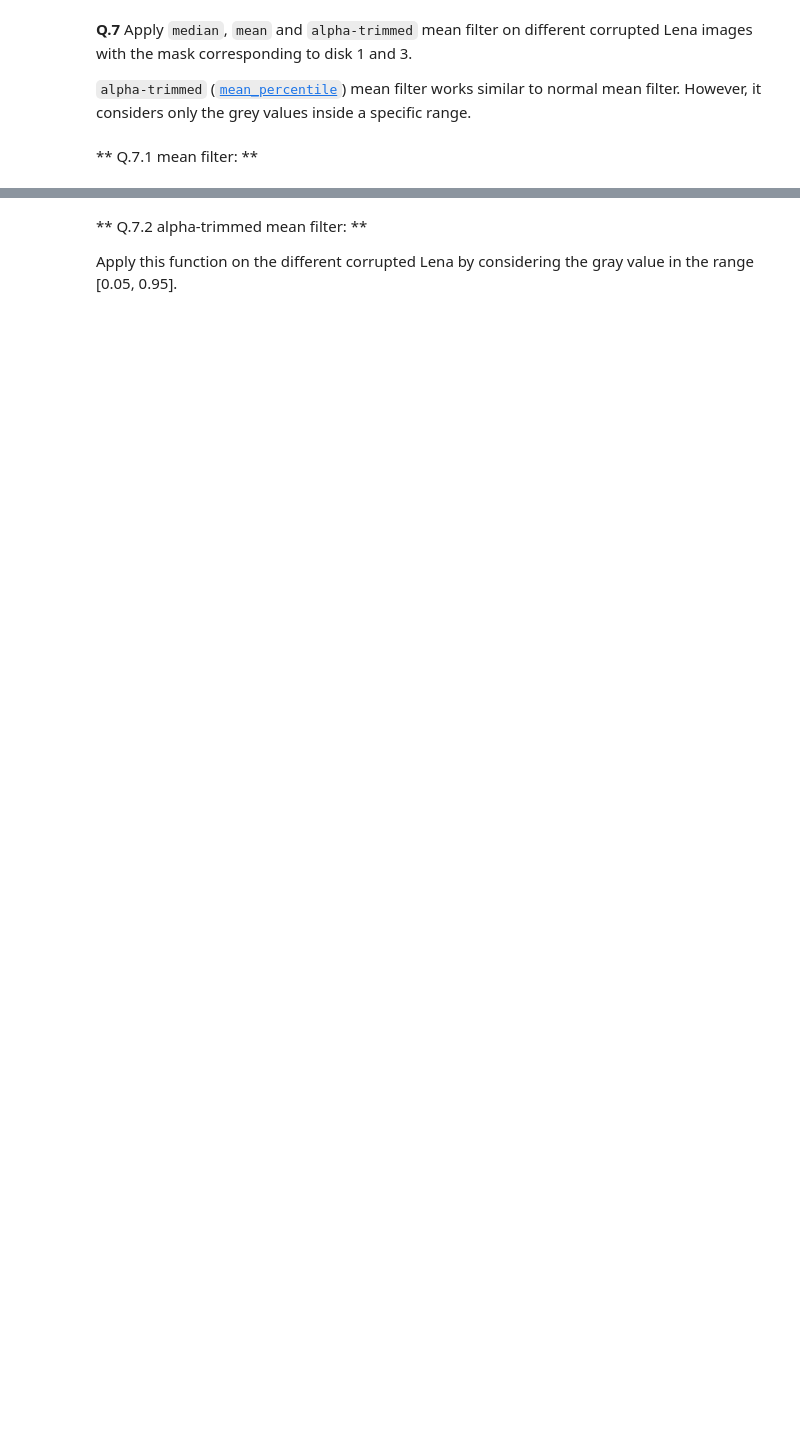
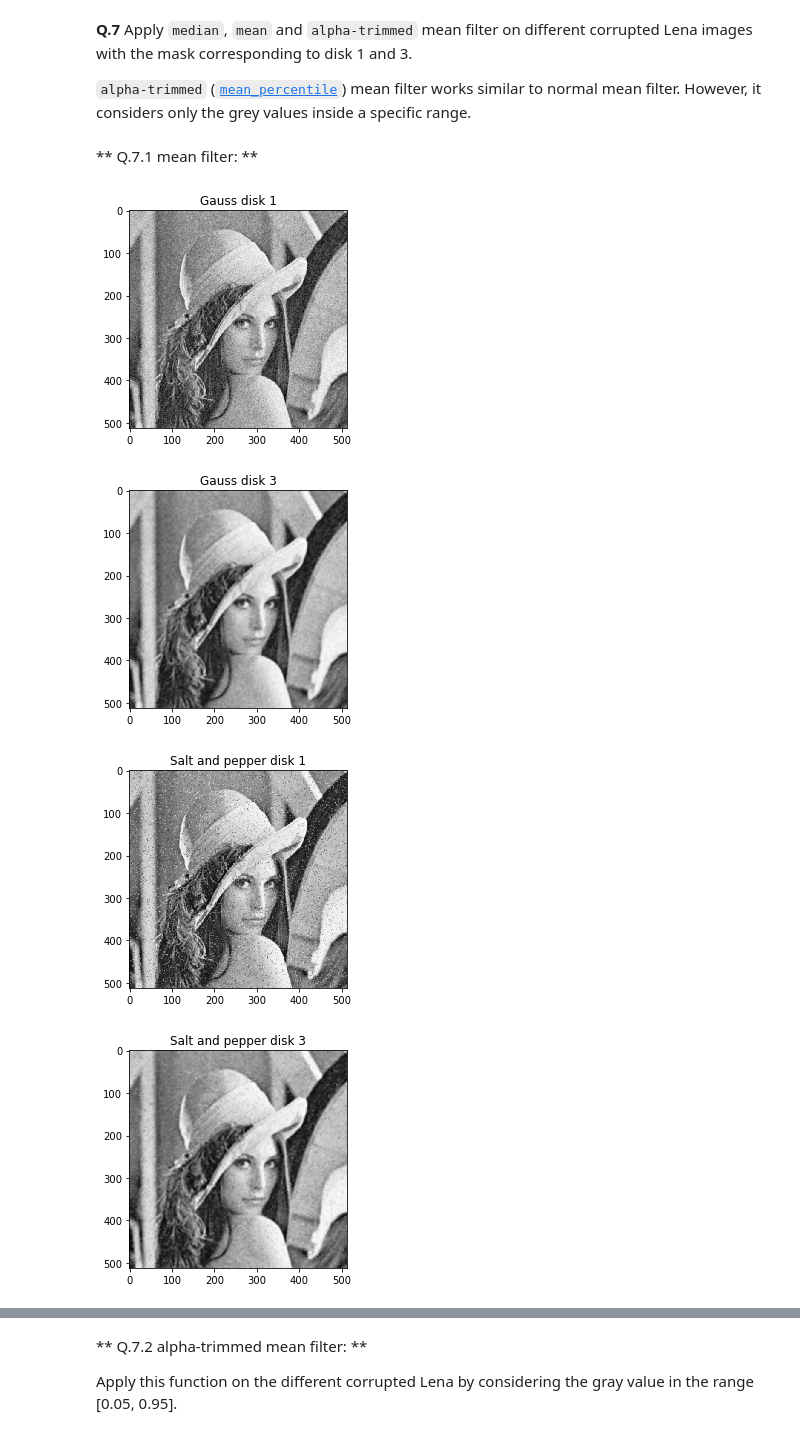
Before and after one commit to OlehKSS/B31XB-IIP-TP-1718, a Jupyter notebook: 4-filter-spatial-domain/4-spatial-filter.ipynb, the cells around one changed output, grey strips where cells are left out. Saved outputs shown, nothing was run; the diff lists cells and outputs as text; code cells hidden in the pictures; blank space fills up the shorter version.

```diff
--- a/4-filter-spatial-domain/4-spatial-filter.ipynb
+++ b/4-filter-spatial-domain/4-spatial-filter.ipynb
@@ -242,3 +266,41 @@ from skimage import util
  `alpha-trimmed` ([`mean_percentile`](http://scikit-image.org/docs/dev/api/skimage.filters.rank.html#skimage.filters.rank.mean_percentile)) mean filter works similar to normal mean filter. However, it considers only the grey values inside a specific range.
 # %% [markdown]
 ** Q.7.1 mean filter: **
+# %%
+denoise_lena_gauss1 = filters.rank.mean(noise_lena_gauss, disk(1))
+denoise_lena_gauss3 = filters.rank.mean(noise_lena_gauss, disk(3))
+
+denoise_lena_sp1 = filters.rank.mean(noise_lena_sp, disk(1))
+denoise_lena_sp3 = filters.rank.mean(noise_lena_sp, disk(3))
+
+denoise_lena_spl1 = filters.rank.mean(noise_lena_spl, disk(1))
+denoise_lena_spl3 = filters.rank.mean(noise_lena_spl, disk(3))
+
+plt.imshow(denoise_lena_gauss1, cmap = cm.Greys_r)
+plt.title('Gauss disk 1')
+plt.show()
+
+plt.imshow(denoise_lena_gauss3, cmap = cm.Greys_r)
+plt.title('Gauss disk 3')
+plt.show()
+
+plt.imshow(denoise_lena_sp1, cmap = cm.Greys_r)
+plt.title('Salt and pepper disk 1')
+plt.show()
+
+plt.imshow(denoise_lena_sp3, cmap = cm.Greys_r)
+plt.title('Salt and pepper disk 3')
+plt.show()
+
+plt.imshow(denoise_lena_spl1, cmap = cm.Greys_r)
+plt.title('Speckle disk 1')
+plt.show()
+
+plt.imshow(denoise_lena_spl3, cmap = cm.Greys_r)
+plt.title('Speckle disk 3 ')
+plt.show()
+# %% [output]
+[figure, added]
+[figure, added]
+[figure, added]
+[figure, added]
```
Also changed, not shown: parts of 7 cells of this notebook.
